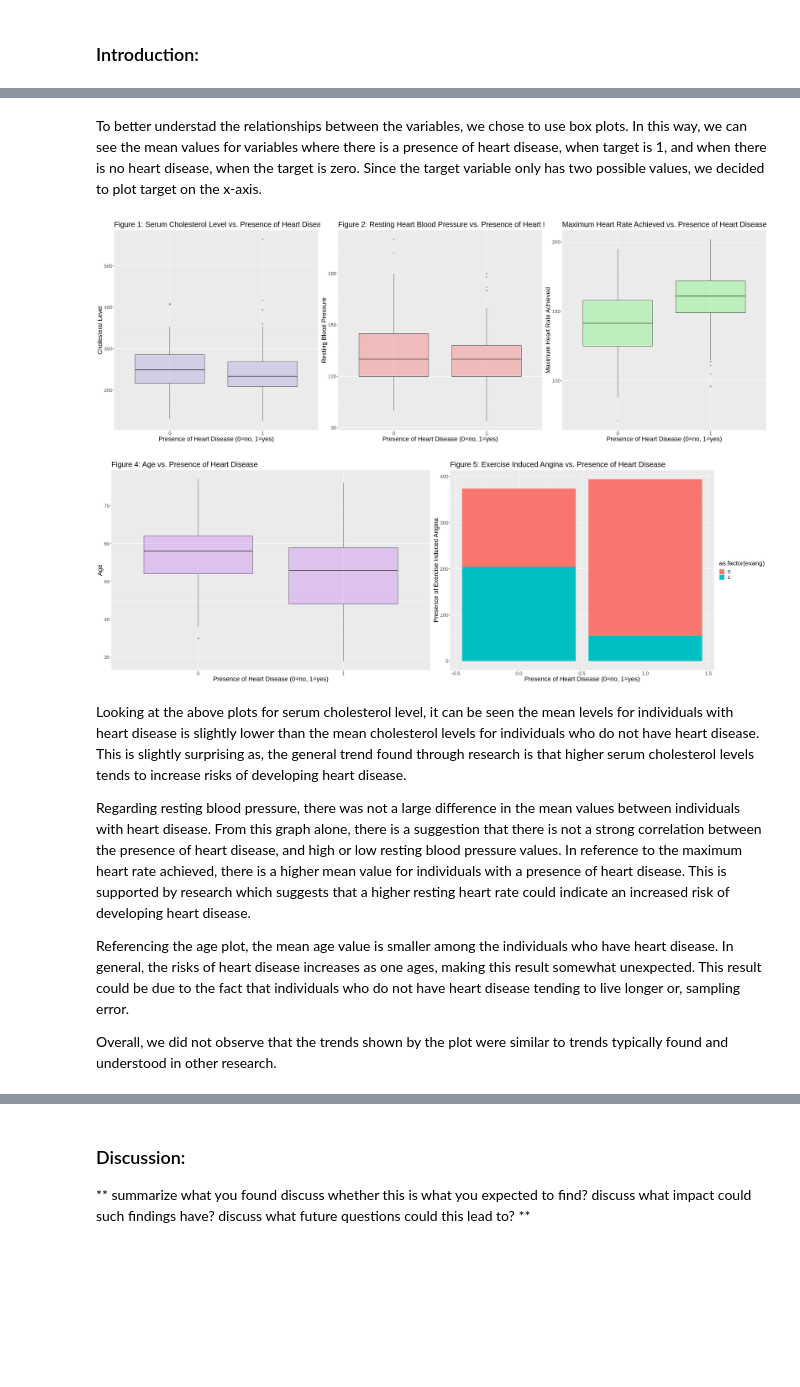
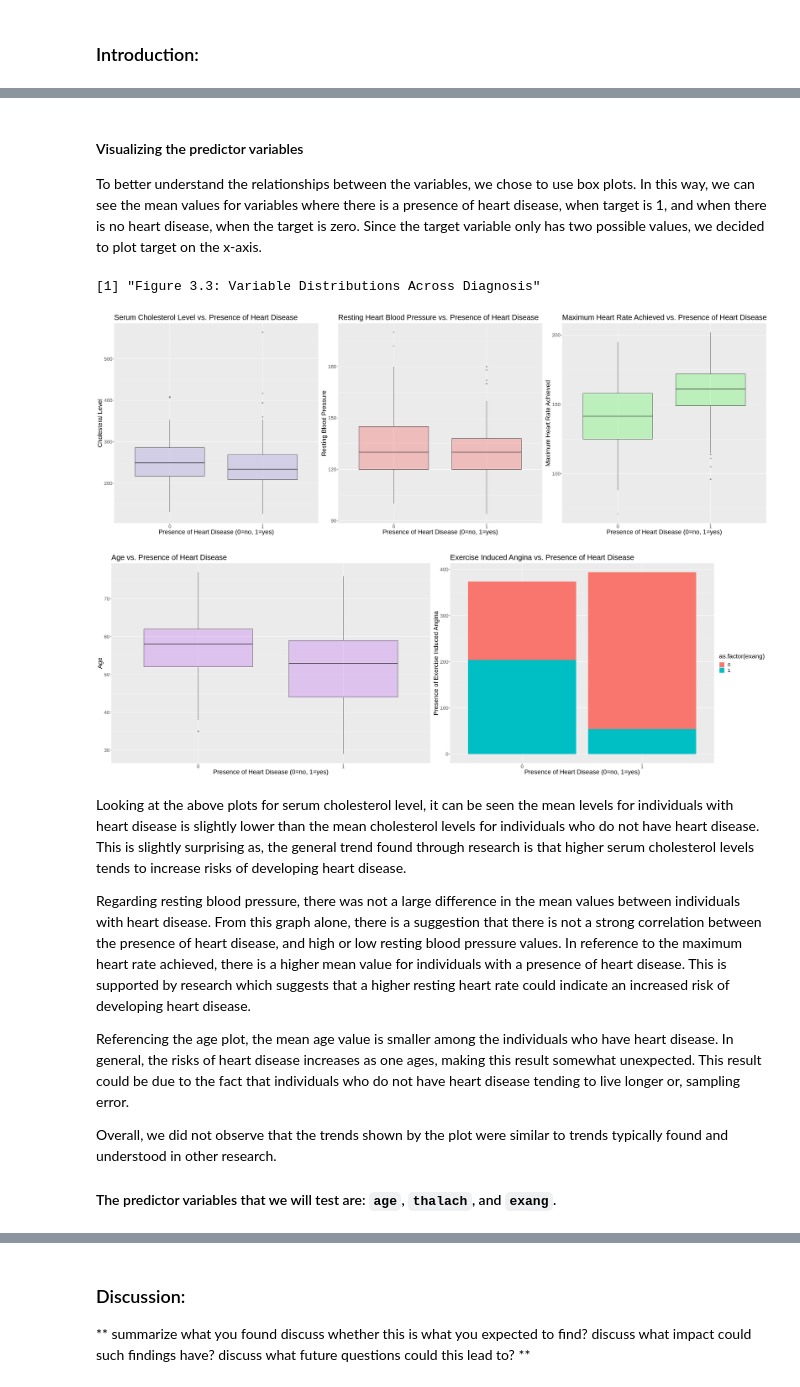
Before and after one commit to jennywyzhao/dsci-group-project-002-14, a Jupyter notebook: Final Project Report.ipynb, the cells around one changed output, grey strips where cells are left out. Cells and saved outputs as stored; diff of their text form; code cells hidden in the pictures; blank space fills up the shorter version.

```diff
--- a/Final Project Report.ipynb
+++ b/Final Project Report.ipynb
@@ -27,10 +38,16 @@ library(gridExtra)
 library(GGally)
 
 
-heart_data <- read_csv("project_data/heart.csv")
+heart_data <- read_csv("project_data/heart.csv") |>
+            mutate(target = as_factor(target))
+print("Table 1.1")
 slice(heart_data, 1:5)
+
 heart_var <- heart_data |>
     select(age, exang, chol, thalach, trestbps, target)
+
+print("Table 2.1") #Is the second table necessary??
+
 slice(heart_var, 1:5)
 sum(is.na(heart_data))
 # %% [output]
@@ -80,5 +141,6 @@ A tibble: 5 × 6
 # %% [markdown]
-To better understad the relationships between the variables, we chose to use box plots. In this way, we can see the mean values for variables where there is a presence of heart disease, when target is 1, and when there is no heart disease, when the target is zero. Since the target variable only has two possible values, we decided to plot target on the x-axis.
+#### Visualizing the predictor variables
+To better understand the relationships between the variables, we chose to use box plots. In this way, we can see the mean values for variables where there is a presence of heart disease, when target is 1, and when there is no heart disease, when the target is zero. Since the target variable only has two possible values, we decided to plot target on the x-axis.
 # %%
 options(repr.plot.width = 30, repr.plot.height = 10)
 chol_plot <- ggplot(heart_train,
@@ -87,45 +149,47 @@ chol_plot <- ggplot(heart_train,
      geom_boxplot(fill = "slateblue", alpha = 0.2)+
      labs(x = "Presence of Heart Disease (0=no, 1=yes)", y = "Cholesteral Level" )+
      theme(text = element_text(size = 20))+
-     ggtitle("Figure 1: Serum Cholesterol Level vs. Presence of Heart Disease")
+     ggtitle("Serum Cholesterol Level vs. Presence of Heart Disease")
 
 trestbps_plot<- ggplot(heart_train,
     aes(y = trestbps,
             x = as.factor(target))) +
     geom_boxplot(fill = "red", alpha = 0.2)+
     labs(x="Presence of Heart Disease (0=no, 1=yes)", y = "Resting Blood Pressure" )+
     theme(text = element_text(size = 20))+
-    ggtitle("Figure 2: Resting Heart Blood Pressure vs. Presence of Heart Disease")
-
-grid.arrange(chol_plot, trestbps_plot, thalach_plot, ncol = 3)
+    ggtitle("Resting Heart Blood Pressure vs. Presence of Heart Disease")
 
 
 thalach_plot <- ggplot(heart_train,
         aes(y = thalach,
             x = as.factor(target))) +
     geom_boxplot(fill = "green", alpha = 0.2)+
     labs(x = "Presence of Heart Disease (0=no, 1=yes)", y = "Maximum Heart Rate Achieved" )+
     theme(text = element_text(size = 20))+
-    ggtitle("Figure 3: Maximum Heart Rate Achieved vs. Presence of Heart Disease")
+    ggtitle("Maximum Heart Rate Achieved vs. Presence of Heart Disease")
+
+print("Figure 3.3: Variable Distributions Across Diagnosis")
+grid.arrange(chol_plot, trestbps_plot, thalach_plot, ncol = 3)
 
 age_plot<- ggplot(heart_train,
         aes(y = age,
             x = as.factor(target))) +
     geom_boxplot(fill = "purple", alpha = 0.2)+
     labs(x = "Presence of Heart Disease (0=no, 1=yes)", y = "Age" )+
     theme(text = element_text(size = 20))+
-    ggtitle("Figure 4: Age vs. Presence of Heart Disease")
+    ggtitle("Age vs. Presence of Heart Disease")
 
 exang_plot <- ggplot(heart_train, aes(x = target, fill = as.factor(exang)))+
    geom_bar()+
    labs(x = "Presence of Heart Disease (0=no, 1=yes)", y = "Presence of Exercise Induced Angina")+
    theme(text = element_text(size = 20))+
-   ggtitle("Figure 5: Exercise Induced Angina vs. Presence of Heart Disease")
+   ggtitle("Exercise Induced Angina vs. Presence of Heart Disease")
 
 grid.arrange(age_plot, exang_plot, ncol = 2)
 # %% [output]
+[1] "Figure 3.3: Variable Distributions Across Diagnosis"
-[figure, old version]
+[figure, new version]
-[figure, old version]
+[figure, new version]
 # %% [markdown]
 Looking at the above plots for serum cholesterol level, it can be seen the mean levels for individuals with heart disease is slightly lower than the mean cholesterol levels for individuals who do not have heart disease. This is slightly surprising as, the general trend found through research is that higher serum cholesterol levels tends to increase risks of developing heart disease.
 
@@ -134,3 +198,5 @@ Regarding resting blood pressure, there was not a large difference in the mean v
 Referencing the age plot, the mean age value is smaller among the individuals who have heart disease. In general, the risks of heart disease increases as one ages, making this result somewhat unexpected. This result could be due to the fact that individuals who do not have heart disease tending to live longer or, sampling error.
 
 Overall, we did not observe that the trends shown by the plot were similar to trends typically found and understood in other research.
+
+#### The predictor variables that we will test are: `age`, `thalach`, and `exang`.
```
Also changed, not shown: parts of 32 cells of this notebook.
